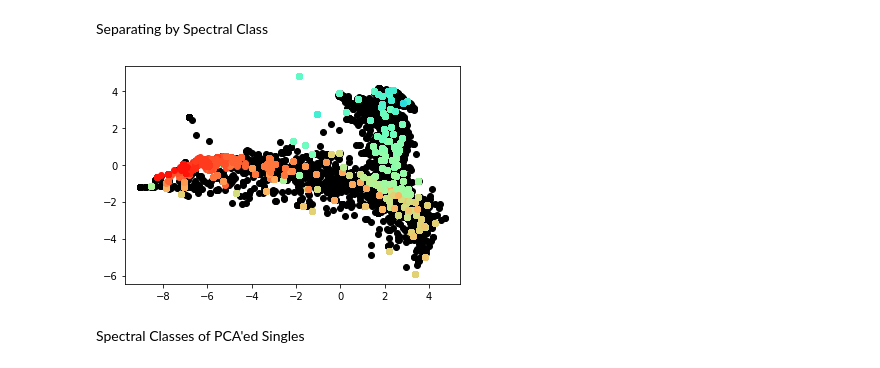
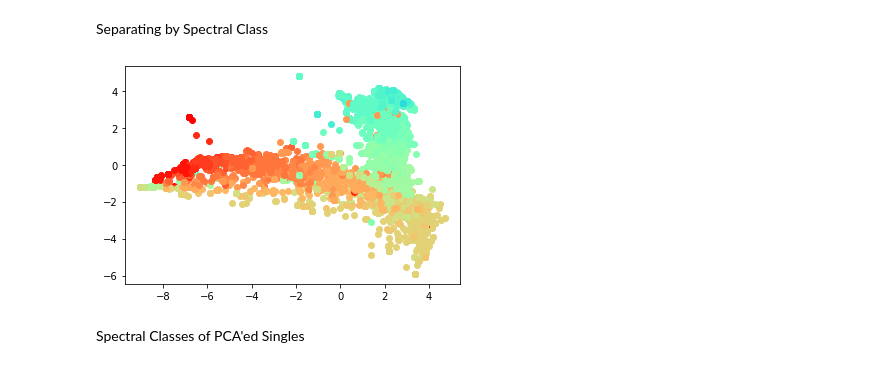
Before and after one commit to lukemcdermottt/Star-Lab, a Jupyter notebook: Phys-PCA.ipynb, the cells around one changed output. Cells and saved outputs as stored; diff of their text form; code cells hidden in the pictures.

```diff
--- a/Phys-PCA.ipynb
+++ b/Phys-PCA.ipynb
@@ -234,11 +188,11 @@ PCA shape: (81248, 2)
 # %% [markdown]
 Separating by Binary / Single
 # %%
-for i in range(len(over_df_p) // 100):
+for i in range(len(over_df_p) // 10):
     if i*10 < 436 * 90:
         #binary
-        plt.scatter(over_df_p[i*100][0], over_df_p[i*100][1], color = 'black')
+        plt.scatter(over_df_p[i*10][0], over_df_p[i*10][1], color = 'black')
     else:
         #single
-        plt.scatter(over_df_p[i*100][0], over_df_p[i*100][1], color = 'red')
+        plt.scatter(over_df_p[i*10][0], over_df_p[i*10][1], color = 'red')
 # %% [output]
@@ -255,13 +216,13 @@ print(over_classes[0])
 Separating by Spectral Class
 # %%
 colors = plt.cm.rainbow(np.linspace(0, 1, 40))
-for i in range(len(over_df_p) // 100):
-    if i * 100 < 436 * 90:
-        plt.scatter(over_df_p[i*100][0], over_df_p[i*100][1], color = 'black')
+for i in range(len(over_df_p) // 10):
+    if i * 10 < 436 * 90:
+        plt.scatter(over_df_p[i*10][0], over_df_p[i*10][1], color = colors[int(over_classes[i*10])])
     else:
-        plt.scatter(over_df_p[i*100][0], over_df_p[i*100][1], color = colors[int(over_classes[i*100])])
+        plt.scatter(over_df_p[i*10][0], over_df_p[i*10][1], color = colors[int(over_classes[i*10])])
 # %% [output]
-[figure, old version]
+[figure, new version]
 # %% [markdown]
 Spectral Classes of PCA'ed Singles
 # %%
```
Also changed, not shown: parts of 11 cells of this notebook, 6 other files.
